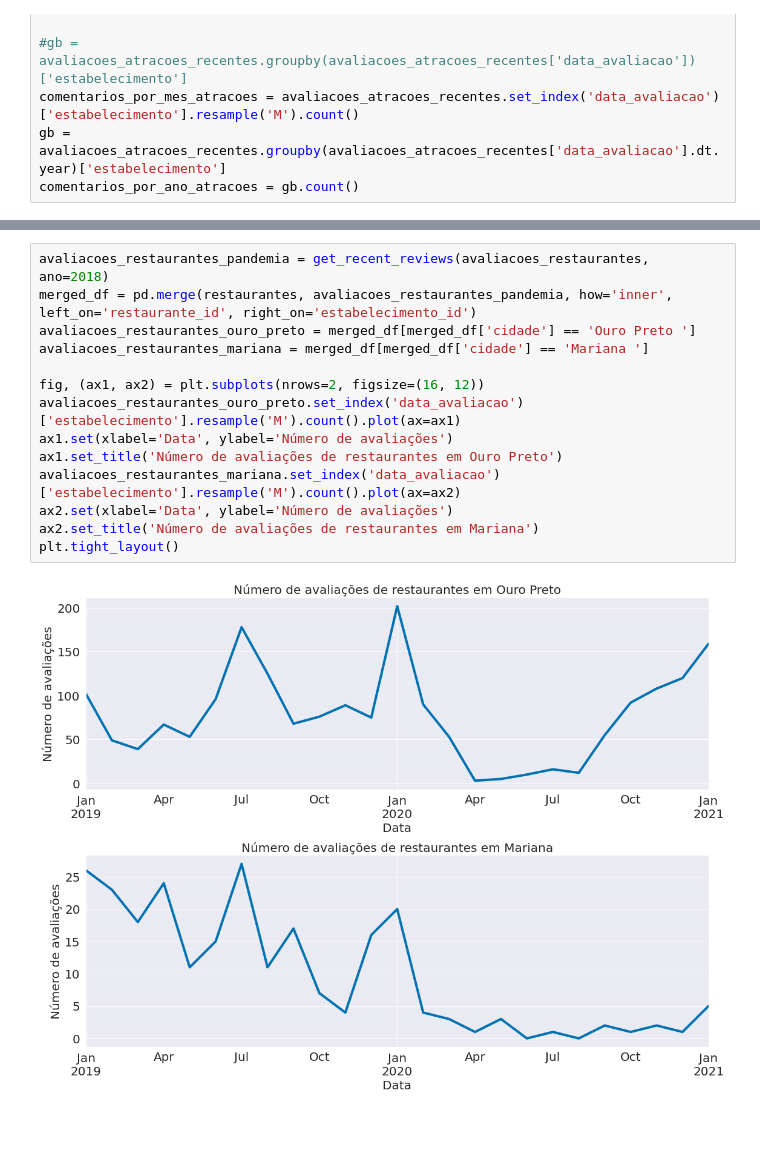
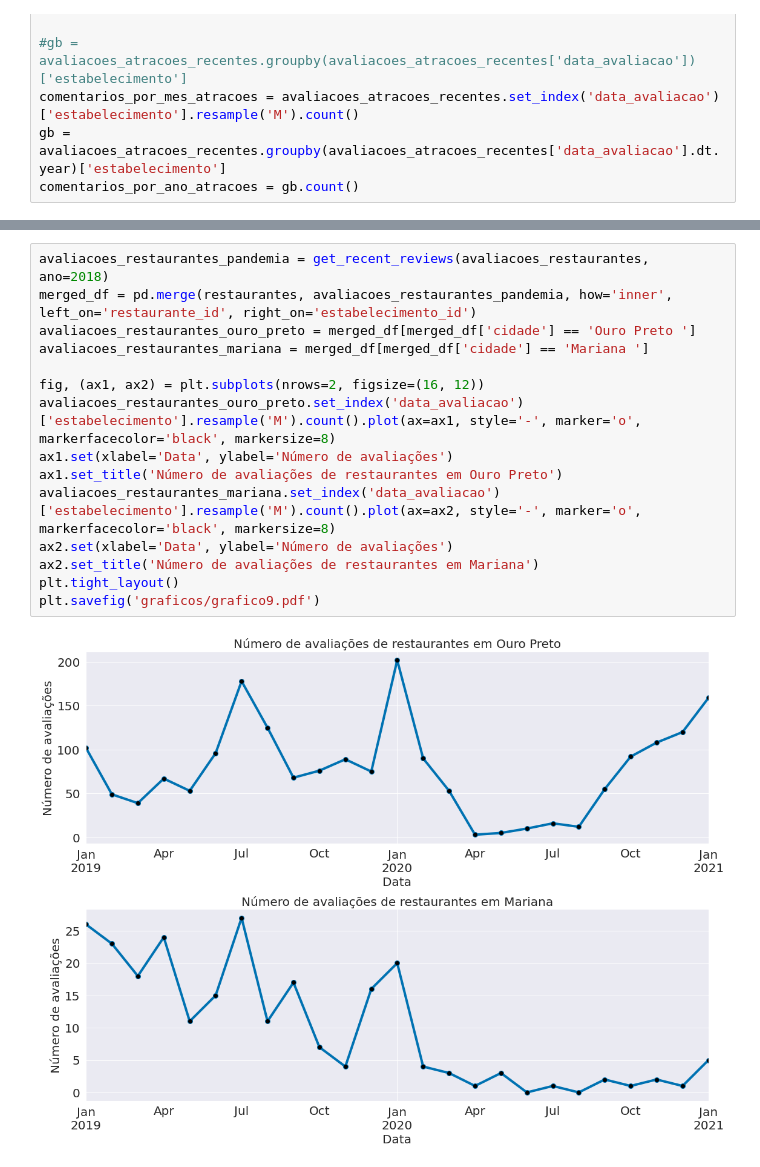
Before and after one commit to viengg/tripadvisor-scraper, a Jupyter notebook: analysis.ipynb, the cells around one changed output, grey strips where cells are left out. Drawn from its saved outputs; the diff is of its cells as text; blank space fills up the shorter version.

```diff
--- a/analysis.ipynb
+++ b/analysis.ipynb
@@ -213,19 +223,20 @@ See the caveats in the documentation: https://pandas.pydata.org/pandas-docs/stab
 # %%
 avaliacoes_restaurantes_pandemia = get_recent_reviews(avaliacoes_restaurantes, ano=2018)
 merged_df = pd.merge(restaurantes, avaliacoes_restaurantes_pandemia, how='inner', left_on='restaurante_id', right_on='estabelecimento_id')
 avaliacoes_restaurantes_ouro_preto = merged_df[merged_df['cidade'] == 'Ouro Preto ']
 avaliacoes_restaurantes_mariana = merged_df[merged_df['cidade'] == 'Mariana ']
 
 fig, (ax1, ax2) = plt.subplots(nrows=2, figsize=(16, 12))
-avaliacoes_restaurantes_ouro_preto.set_index('data_avaliacao')['estabelecimento'].resample('M').count().plot(ax=ax1)
+avaliacoes_restaurantes_ouro_preto.set_index('data_avaliacao')['estabelecimento'].resample('M').count().plot(ax=ax1, style='-', marker='o', markerfacecolor='black', markersize=8)
 ax1.set(xlabel='Data', ylabel='Número de avaliações')
 ax1.set_title('Número de avaliações de restaurantes em Ouro Preto')
-avaliacoes_restaurantes_mariana.set_index('data_avaliacao')['estabelecimento'].resample('M').count().plot(ax=ax2)
+avaliacoes_restaurantes_mariana.set_index('data_avaliacao')['estabelecimento'].resample('M').count().plot(ax=ax2, style='-', marker='o', markerfacecolor='black', markersize=8)
 ax2.set(xlabel='Data', ylabel='Número de avaliações')
 ax2.set_title('Número de avaliações de restaurantes em Mariana')
 plt.tight_layout()
+plt.savefig('graficos/grafico9.pdf')
 # %% [output]
-[figure, old version]
+[figure, new version]
 # %%
 avaliacoes_atracoes_pandemia = get_recent_reviews(avaliacoes_atracoes, ano=2018)
 merged_df = pd.merge(atracoes, avaliacoes_atracoes_pandemia, how='inner', left_on='atracao_id', right_on='estabelecimento_id')
```
Also changed, not shown: parts of 9 cells of this notebook, 10 other files.
